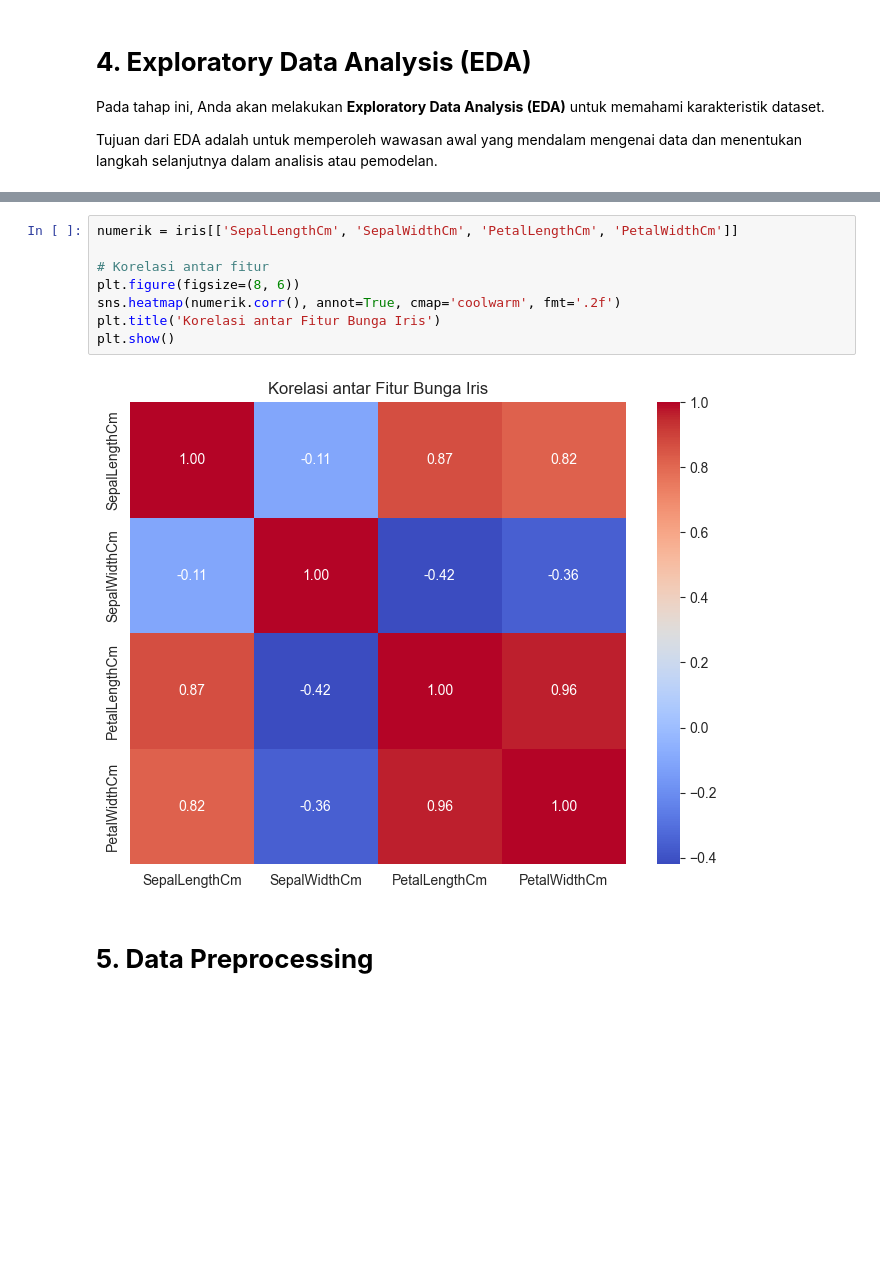
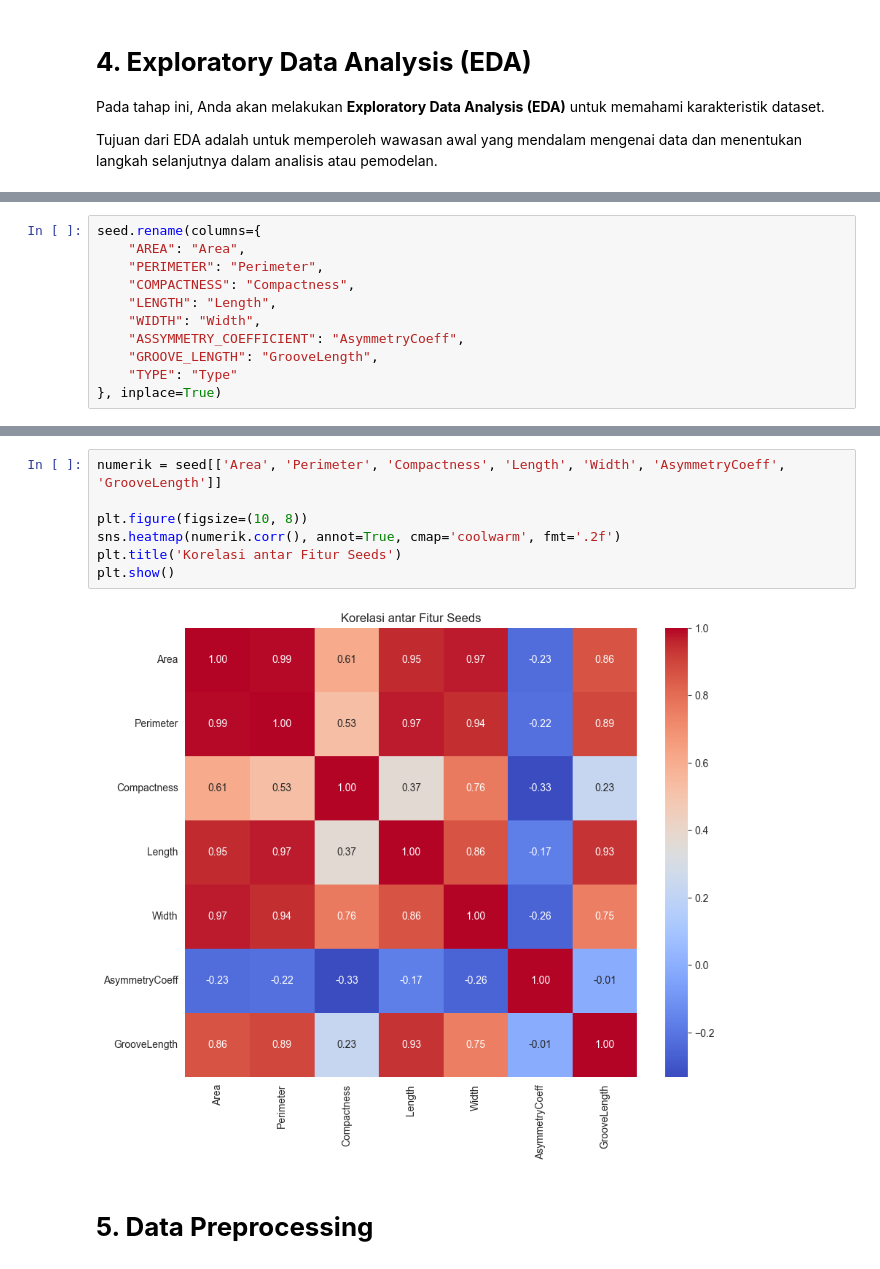
Before and after one commit to sevyrananda/Eksperimen_SML_Sevyra-Nanda-Octavianti, a Jupyter notebook: preprocessing/Eksperimen_SML_Sevyra-Nanda-Octavianti.ipynb, the cells around one changed output, grey strips where cells are left out. Cells and saved outputs as stored; diff of their text form; blank space fills up the shorter version.

```diff
--- a/preprocessing/Eksperimen_SML_Sevyra-Nanda-Octavianti.ipynb
+++ b/preprocessing/Eksperimen_SML_Sevyra-Nanda-Octavianti.ipynb
@@ -86,2 +83,13 @@ memory usage: 7.2+ KB
+# %%
+seed.rename(columns={
+    "AREA": "Area",
+    "PERIMETER": "Perimeter",
+    "COMPACTNESS": "Compactness",
+    "LENGTH": "Length",
+    "WIDTH": "Width",
+    "ASSYMMETRY_COEFFICIENT": "AsymmetryCoeff",
+    "GROOVE_LENGTH": "GrooveLength",
+    "TYPE": "Type"
+}, inplace=True)
 # %%
 # Statistik deskriptif
@@ -130,13 +138,12 @@ plt.show()
 # %%
-numerik = iris[['SepalLengthCm', 'SepalWidthCm', 'PetalLengthCm', 'PetalWidthCm']]
+numerik = seed[['Area', 'Perimeter', 'Compactness', 'Length', 'Width', 'AsymmetryCoeff', 'GrooveLength']]
 
-# Korelasi antar fitur
-plt.figure(figsize=(8, 6))
+plt.figure(figsize=(10, 8))
 sns.heatmap(numerik.corr(), annot=True, cmap='coolwarm', fmt='.2f')
-plt.title('Korelasi antar Fitur Bunga Iris')
+plt.title('Korelasi antar Fitur Seeds')
 plt.show()
 # %% [output]
-[figure, old version]
+[figure, new version]
 # %% [markdown]
 # **5. Data Preprocessing**
 # %% [markdown]
```
Also changed, not shown: parts of 18 cells of this notebook, 4 other files.
